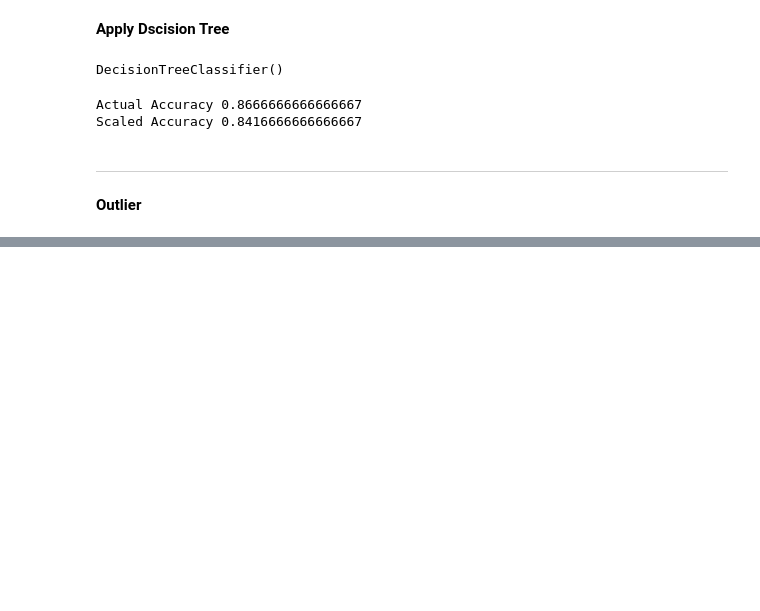
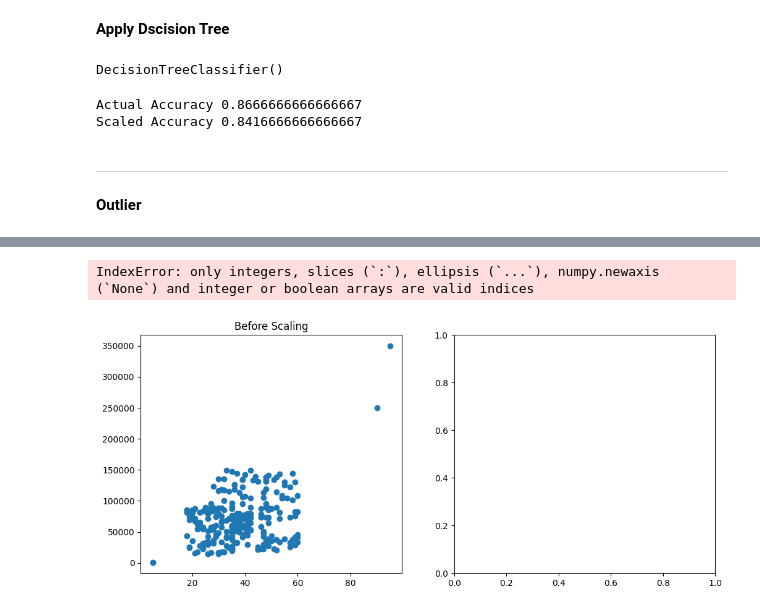
Before and after one commit to zain4cs/Feature-Engineering, a Jupyter notebook: Feature_Engineering.ipynb, the cells around one changed output, grey strips where cells are left out. Cells and saved outputs as stored; diff of their text form; code cells hidden in the pictures; blank space fills up the shorter version.

```diff
--- a/Feature_Engineering.ipynb
+++ b/Feature_Engineering.ipynb
@@ -230,0 +263,11 @@ df = pd.concat([df, new_data], ignore_index=True)
+# %%
+fig, (ax1, ax2) = plt.subplots(ncols=2, figsize=(12, 5))
+
+ax1.scatter(x_train['Age'], x_train['EstimatedSalary'])
+ax1.set_title("Before Scaling")
+ax2.scatter(x_train_scale['Age'], x_train_scale['EstimatedSalary'],color='red')
+ax2.set_title("After Scaling")
+plt.show()
+# %% [output]
+IndexError: only integers, slices (`:`), ellipsis (`...`), numpy.newaxis (`None`) and integer or boolean arrays are valid indices
+[figure, added]
```
Also changed, not shown: parts of 5 cells of this notebook.
